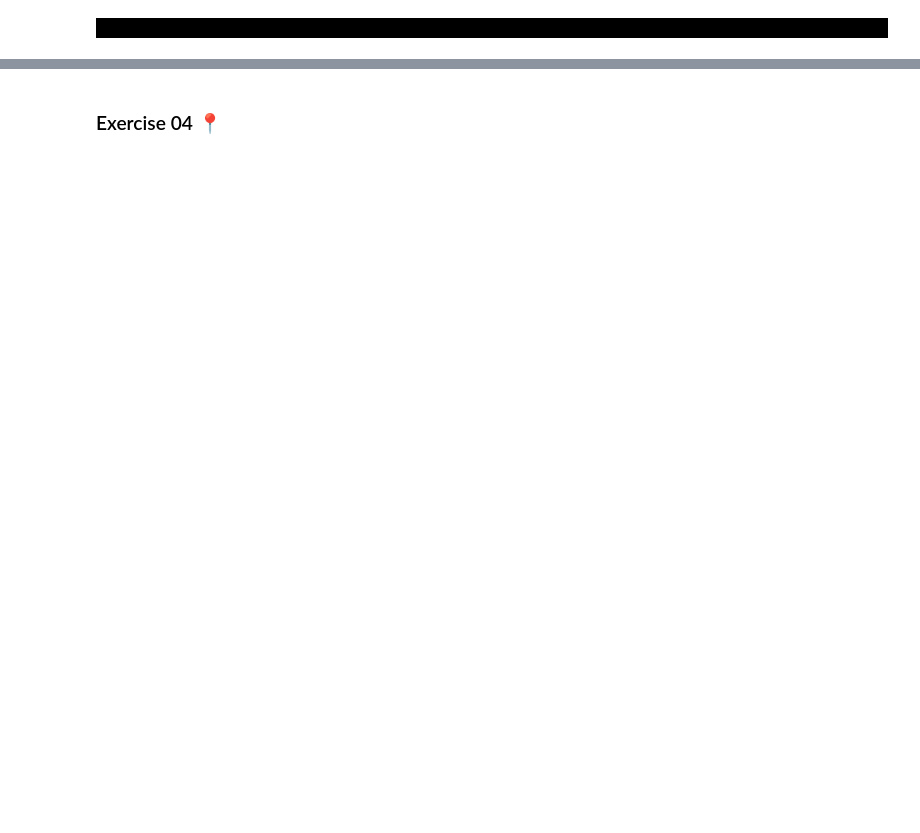
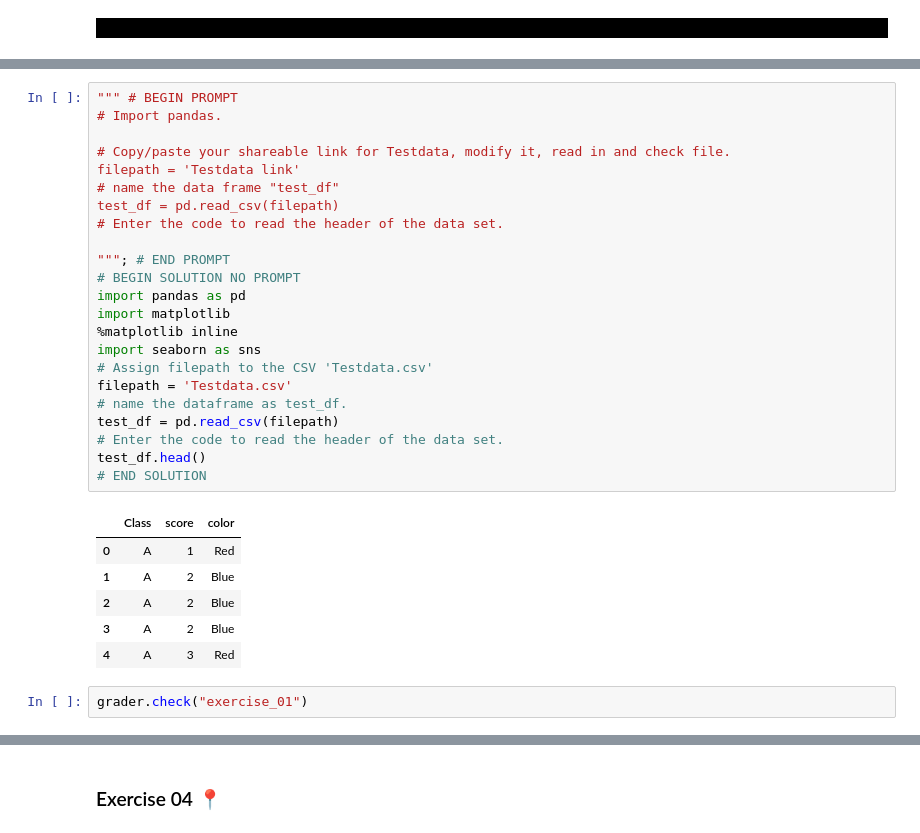
Before and after one commit to ccsf-stat-c1000/materials-demo, a Jupyter notebook: notebook/notebook06/autograder/notebook06.ipynb, the cells around one changed output, grey strips where cells are left out. Drawn from its saved outputs; the diff is of its cells as text; blank space fills up the shorter version.

```diff
--- a/notebook/notebook06/autograder/notebook06.ipynb
+++ b/notebook/notebook06/autograder/notebook06.ipynb
@@ -21,0 +38,32 @@ grader = otter.Notebook("notebook06.ipynb")
+# %%
+""" # BEGIN PROMPT
+# Import pandas.
+
+# Copy/paste your shareable link for Testdata, modify it, read in and check file.
+filepath = 'Testdata link'
+# name the data frame "test_df"
+test_df = pd.read_csv(filepath)
+# Enter the code to read the header of the data set.
+
+"""; # END PROMPT
+# BEGIN SOLUTION NO PROMPT
+import pandas as pd
+import matplotlib
+%matplotlib inline
+import seaborn as sns
+# Assign filepath to the CSV 'Testdata.csv'
+filepath = 'Testdata.csv'
+# name the dataframe as test_df.
+test_df = pd.read_csv(filepath)
+# Enter the code to read the header of the data set.
+test_df.head()
+# END SOLUTION
+# %% [output]
+|  | Class | score | color |
+| 0 | A | 1 | Red |
+| 1 | A | 2 | Blue |
+| 2 | A | 2 | Blue |
+| 3 | A | 2 | Blue |
+| 4 | A | 3 | Red |
+# %%
+grader.check("exercise_01")
```
Also changed, not shown: parts of 48 cells of this notebook, 4 other files.
